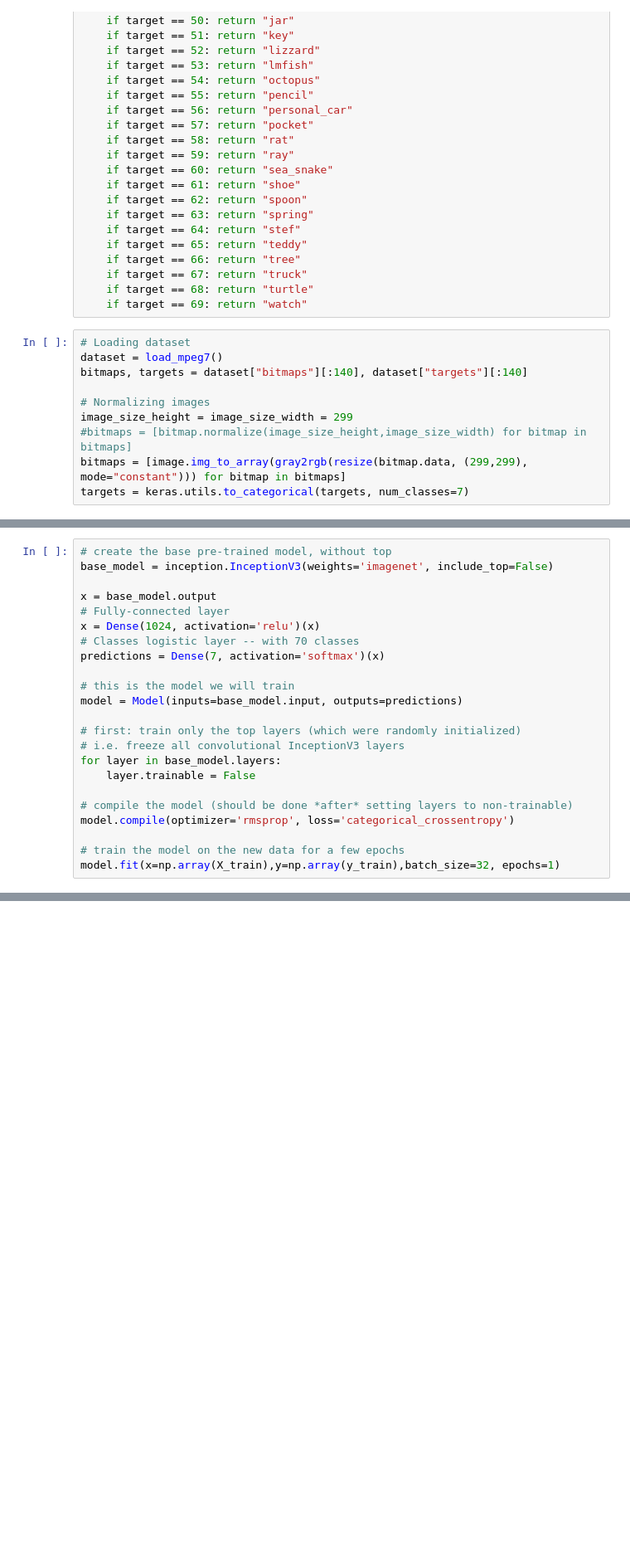
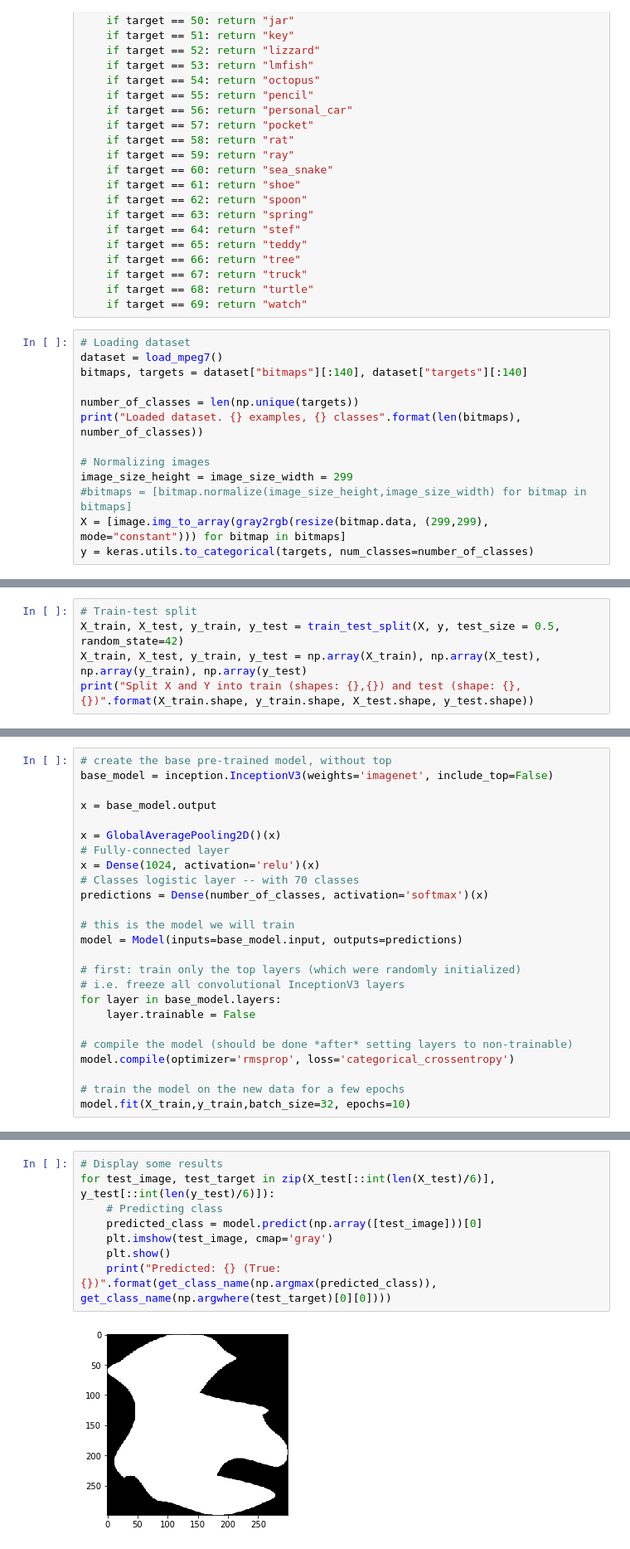
Before and after one commit to Larissa13/MAC5749, a Jupyter notebook: examples/Group2 - Classification Exercise.ipynb, the cells around one changed output, grey strips where cells are left out. Shown at 83% size. Saved outputs shown, nothing was run; the diff lists cells and outputs as text; blank space fills up the shorter version.

Commit message:
Finished group3 classification example

```diff
--- a/examples/Group2 - Classification Exercise.ipynb
+++ b/examples/Group2 - Classification Exercise.ipynb
@@ -96,8 +98,11 @@ def get_class_name(target):
 dataset = load_mpeg7()
 bitmaps, targets = dataset["bitmaps"][:140], dataset["targets"][:140]
 
+number_of_classes = len(np.unique(targets))
+print("Loaded dataset. {} examples, {} classes".format(len(bitmaps), number_of_classes))
+
 # Normalizing images
 image_size_height = image_size_width = 299
 #bitmaps = [bitmap.normalize(image_size_height,image_size_width) for bitmap in bitmaps]
-bitmaps = [image.img_to_array(gray2rgb(resize(bitmap.data, (299,299), mode="constant"))) for bitmap in bitmaps]
-targets = keras.utils.to_categorical(targets, num_classes=7)
+X = [image.img_to_array(gray2rgb(resize(bitmap.data, (299,299), mode="constant"))) for bitmap in bitmaps]
+y = keras.utils.to_categorical(targets, num_classes=number_of_classes)
@@ -108,0 +111,5 @@ X_train, X_test, y_train, y_test = train_test_split(bitmaps, targets, test_size
+# %%
+# Train-test split
+X_train, X_test, y_train, y_test = train_test_split(X, y, test_size = 0.5, random_state=42)
+X_train, X_test, y_train, y_test = np.array(X_train), np.array(X_test), np.array(y_train), np.array(y_test)
+print("Split X and Y into train (shapes: {},{}) and test (shape: {},{})".format(X_train.shape, y_train.shape, X_test.shape, y_test.shape))
@@ -111,10 +120,12 @@ X_train, X_test, y_train, y_test = train_test_split(bitmaps, targets, test_size
 base_model = inception.InceptionV3(weights='imagenet', include_top=False)
 
 x = base_model.output
+
+x = GlobalAveragePooling2D()(x)
 # Fully-connected layer
 x = Dense(1024, activation='relu')(x)
 # Classes logistic layer -- with 70 classes
-predictions = Dense(7, activation='softmax')(x)
+predictions = Dense(number_of_classes, activation='softmax')(x)
 
 # this is the model we will train
 model = Model(inputs=base_model.input, outputs=predictions)
@@ -128,5 +139,5 @@ for layer in base_model.layers:
 model.compile(optimizer='rmsprop', loss='categorical_crossentropy')
 
 # train the model on the new data for a few epochs
-model.fit(x=np.array(X_train),y=np.array(y_train),batch_size=32, epochs=1)
+model.fit(X_train,y_train,batch_size=32, epochs=10)
 # %% [output]
@@ -133,0 +172,10 @@ ValueError: Error when checking target: expected dense_10 to have 4 dimensions,
+# %%
+# Display some results
+for test_image, test_target in zip(X_test[::int(len(X_test)/6)], y_test[::int(len(y_test)/6)]):
+    # Predicting class
+    predicted_class = model.predict(np.array([test_image]))[0]
+    plt.imshow(test_image, cmap='gray')
+    plt.show()
+    print("Predicted: {} (True: {})".format(get_class_name(np.argmax(predicted_class)), get_class_name(np.argwhere(test_target)[0][0])))
+# %% [output]
+[figure, added]
```
Also changed, not shown: parts of 7 cells of this notebook.
